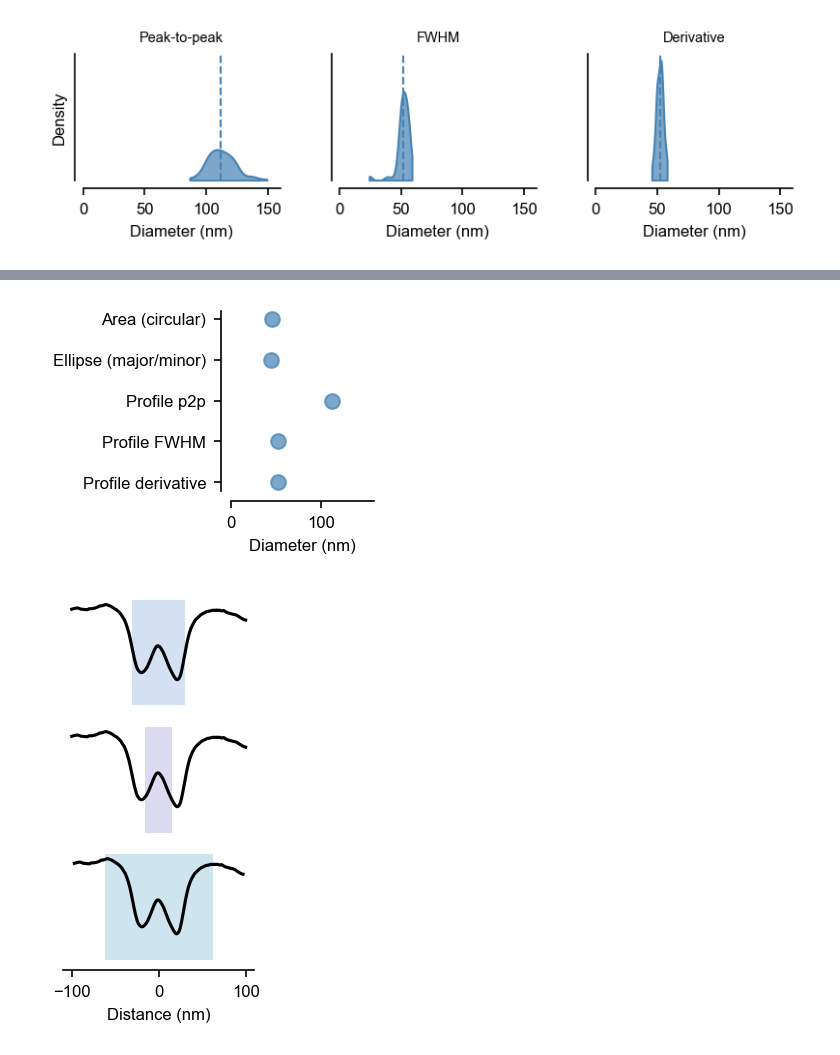
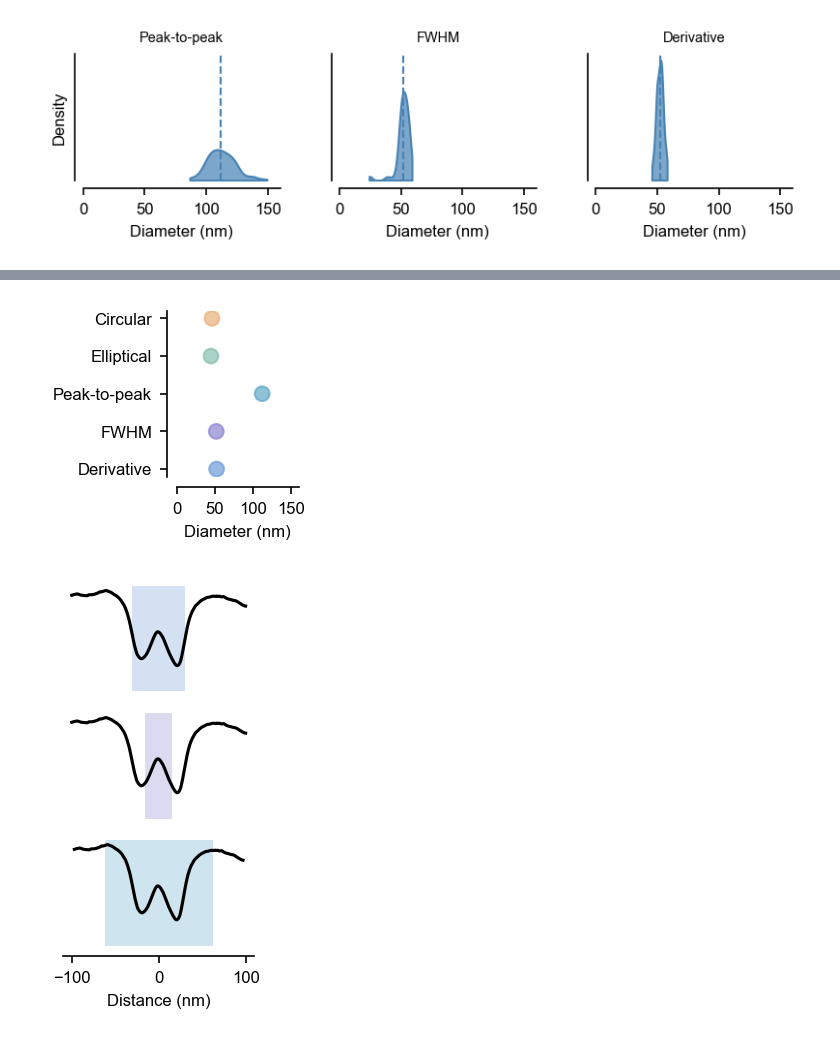
Before and after one commit to jaimemcc/fenestrations, a Jupyter notebook: notebooks/paper1_diameter.ipynb, the cells around one changed output, grey strips where cells are left out. Saved outputs shown, nothing was run; the diff lists cells and outputs as text; code cells hidden in the pictures.

```diff
--- a/notebooks/paper1_diameter.ipynb
+++ b/notebooks/paper1_diameter.ipynb
@@ -458,82 +458,84 @@ Index(['id', 'stub', 'roi_id', 'centroid_x', 'centroid_y', 'pixel_count',
       dtype='object')
 # %%
 # Mean diameter comparing five measurement methods
-
-# ROI-level elliptical diameter in nm from raw ROI extents (not profile path length)
-major_diameter_nm = 2.0 * rois_df["major_axis_extent"] * rois_df["pixel_size"]
-minor_diameter_nm = 2.0 * rois_df["minor_axis_extent"] * rois_df["pixel_size"]
-rois_df["diameter_elliptical_nm"] = np.sqrt(major_diameter_nm * minor_diameter_nm)
 
 diameter_boxplot_df = pd.concat(
     [
         pd.DataFrame({
-            "method": "Area (circular)",
+            "method": "Circular",
             "diameter_nm": rois_df["diameter_area"],
+            "color": circular_color,
         }),
         pd.DataFrame({
-            "method": "Ellipse (major/minor)",
+            "method": "Elliptical",
             "diameter_nm": rois_df["diameter_elliptical_nm"],
+            "color": elliptical_color,
         }),
         pd.DataFrame({
-            "method": "Profile p2p",
+            "method": "Peak-to-peak",
             "diameter_nm": summary_df["mean_diameter_p2p_nm"],
+            "color": profile_p2p_color,
         }),
         pd.DataFrame({
-            "method": "Profile FWHM",
+            "method": "FWHM",
             "diameter_nm": summary_df["mean_diameter_fwhm_nm"],
+            "color": profile_fwhm_color,
         }),
         pd.DataFrame({
-            "method": "Profile derivative",
+            "method": "Derivative",
             "diameter_nm": summary_df["mean_diameter_deriv_nm"],
+            "color": profile_deriv_color,
         }),
     ],
     ignore_index=True,
 ).dropna(subset=["diameter_nm"])
 
 method_order = [
-    "Profile derivative",
-    "Profile FWHM",
-    "Profile p2p",
-    "Ellipse (major/minor)",
-    "Area (circular)",
+    "Derivative",
+    "FWHM",
+    "Peak-to-peak",
+    "Elliptical",
+    "Circular",
 ]
 
 # Compute mean for each method
 mean_data = []
 for method in method_order:
     data = diameter_boxplot_df[diameter_boxplot_df["method"] == method]["diameter_nm"].values
     mean = np.mean(data)
-    mean_data.append({"method": method, "mean": mean})
+    color = diameter_boxplot_df[diameter_boxplot_df["method"] == method]["color"].iloc[0]
+    mean_data.append({"method": method, "mean": mean, "color": color})
 
 mean_df = pd.DataFrame(mean_data)
 
 f, ax = plt.subplots(
-    figsize=(1.8, 1.5),
-    gridspec_kw={"left": 0.45, "right": 0.98, "top": 0.95, "bottom": 0.15}
+    figsize=(1.8, 1.7),
+    gridspec_kw={"left": 0.5, "right": 0.95, "top": 0.95, "bottom": 0.3}
 )
 
 # Plot mean markers only
 y_pos = np.arange(len(method_order))
 ax.scatter(
     mean_df["mean"],
     y_pos,
-    color="steelblue",
+    color=mean_df["color"],
     s=50,
     alpha=0.7,
     zorder=3,
 )
 
 ax.set_yticks(y_pos)
 ax.set_yticklabels(method_order)
 ax.set_xlabel("Diameter (nm)")
 ax.set_xlim(0, 160)
+ax.set_xticks([0, 50, 100, 150])
 
 sns.despine(ax=ax, offset=5)
 
 if SAVEFIGS:
     save_figure_atomic(f, FIGSFOLDER / "diameter_boxplot_5methods")
 # %% [output]
-[figure, old version]
+[figure, new version]
 # %%
 # supplemental - showing different diameter from profile measurements
 
```
Also changed, not shown: 1 other file.
